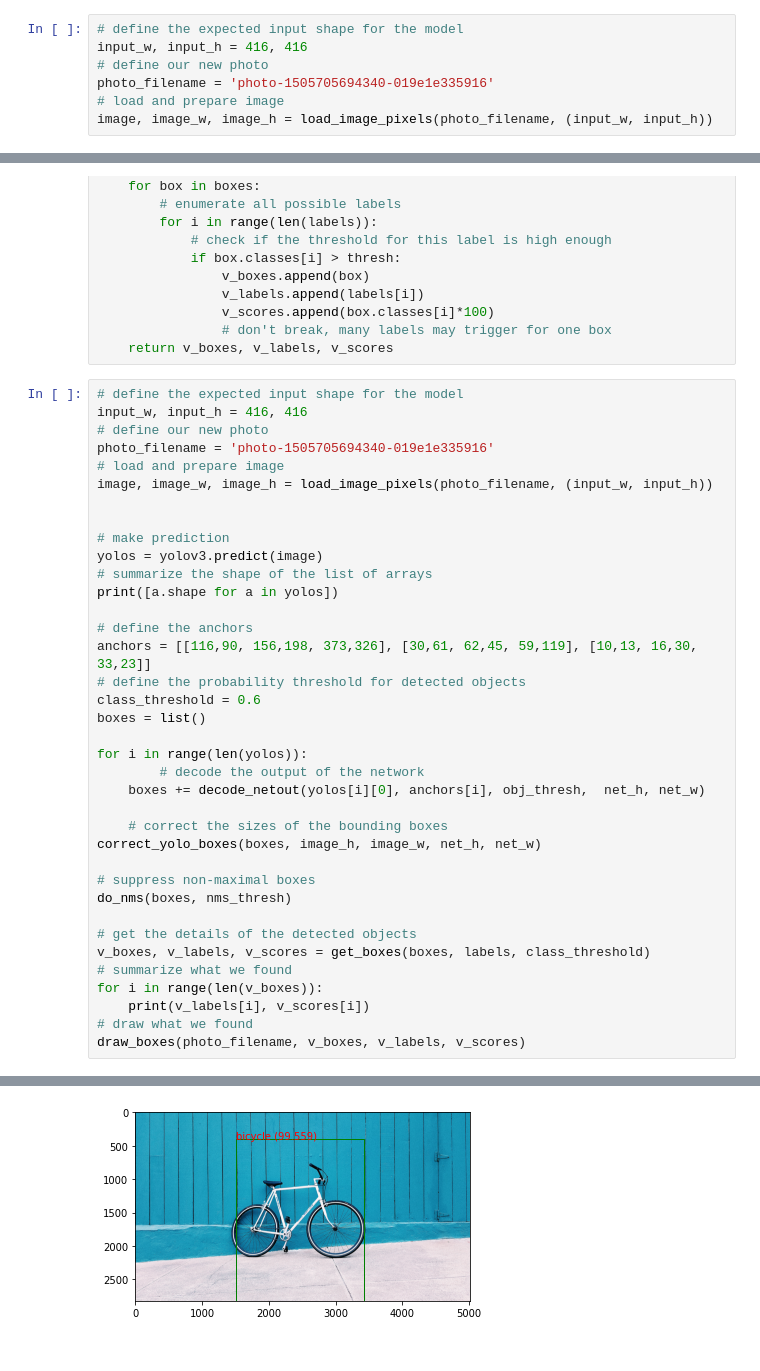
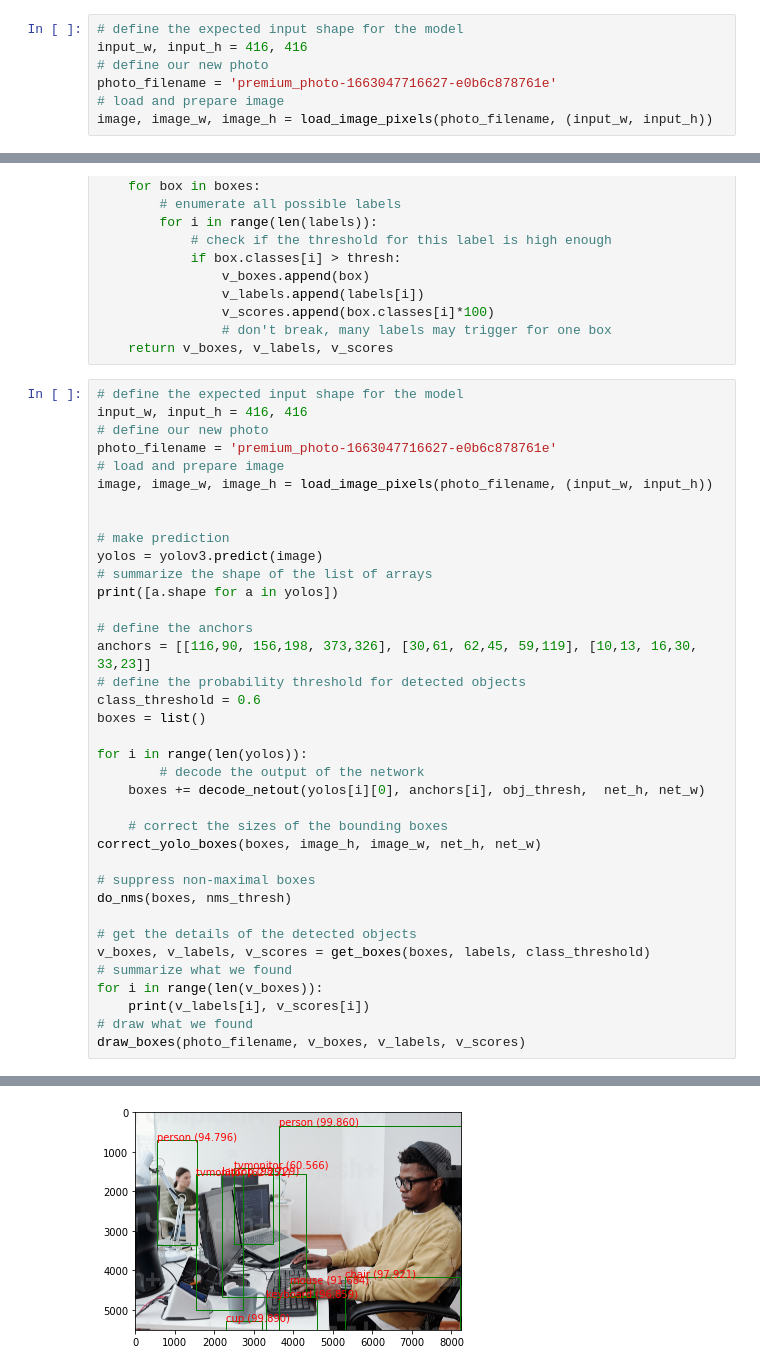
Before and after one commit to iDRISS-DEV96/iot_server, a Jupyter notebook: object_detect.ipynb, the cells around one changed output, grey strips where cells are left out. Saved outputs shown, nothing was run; the diff lists cells and outputs as text.

```diff
--- a/object_detect.ipynb
+++ b/object_detect.ipynb
@@ -299,7 +295,7 @@ photo-1505705694340 100%[===================>]   7.14M  --.-KB/s    in 0.04s
 # define the expected input shape for the model
 input_w, input_h = 416, 416
 # define our new photo
-photo_filename = 'photo-1505705694340-019e1e335916'
+photo_filename = 'premium_photo-1663047716627-e0b6c878761e'
 # load and prepare image
 image, image_w, image_h = load_image_pixels(photo_filename, (input_w, input_h))
 # %%
@@ -491,7 +487,7 @@ def get_boxes(boxes, labels, thresh):
 # define the expected input shape for the model
 input_w, input_h = 416, 416
 # define our new photo
-photo_filename = 'photo-1505705694340-019e1e335916'
+photo_filename = 'premium_photo-1663047716627-e0b6c878761e'
 # load and prepare image
 image, image_w, image_h = load_image_pixels(photo_filename, (input_w, input_h))
 
@@ -530,4 +535,4 @@ bicycle 99.55931305885315
-[figure, old version]
+[figure, new version]
 # %%
 # get the details of the detected objects
 v_boxes, v_labels, v_scores = get_boxes(boxes, labels, class_threshold)
```
Also changed, not shown: parts of 7 cells of this notebook.
